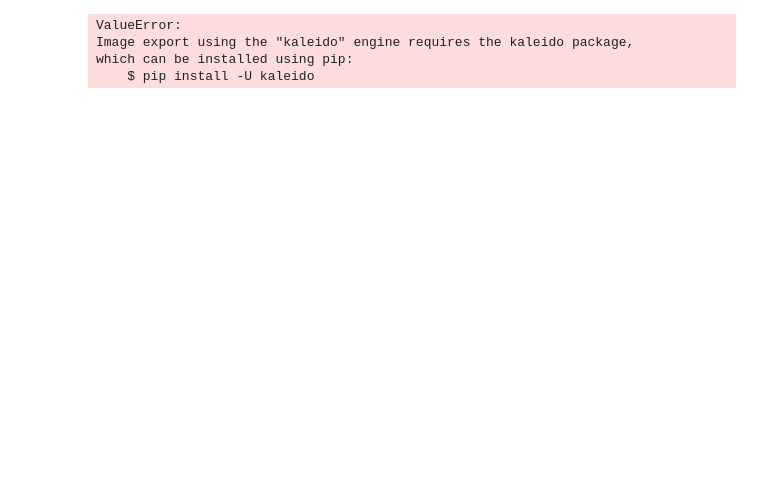
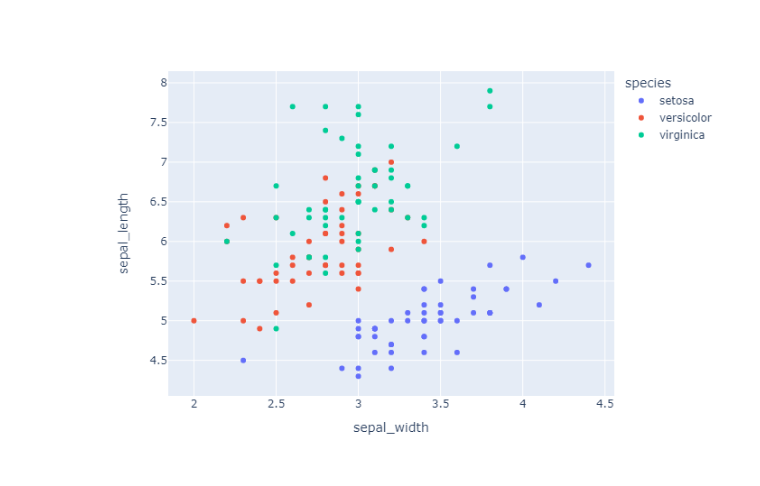
Before and after one commit to G4dgetHackwrench/Homework, a Jupyter notebook: Learning/Блок_1/Project-1.Анализ резюме из HeadHunter/experiment.ipynb, the cells around one changed output. Drawn from its saved outputs; the diff is of its cells as text; code cells hidden in the pictures; blank space fills up the shorter version.

```diff
--- a/Learning/Блок_1/Project-1.Анализ резюме из HeadHunter/experiment.ipynb
+++ b/Learning/Блок_1/Project-1.Анализ резюме из HeadHunter/experiment.ipynb
@@ -37,10 +39,7 @@ fig.write_html("plotly/chart3_1.html")
 # %%
 import plotly.express as px
 fig = px.scatter(px.data.iris(), x="sepal_width", y="sepal_length", color="species")
 fig.show("png")
-fig.write_image("plotly/chart3_2.png")
+#fig.write_image("plotly/chart3_2.png")
 # %% [output]
-ValueError:
-Image export using the "kaleido" engine requires the kaleido package,
-which can be installed using pip:
-    $ pip install -U kaleido
+[figure, added]
```
Also changed, not shown: parts of 1 cell of this notebook.
